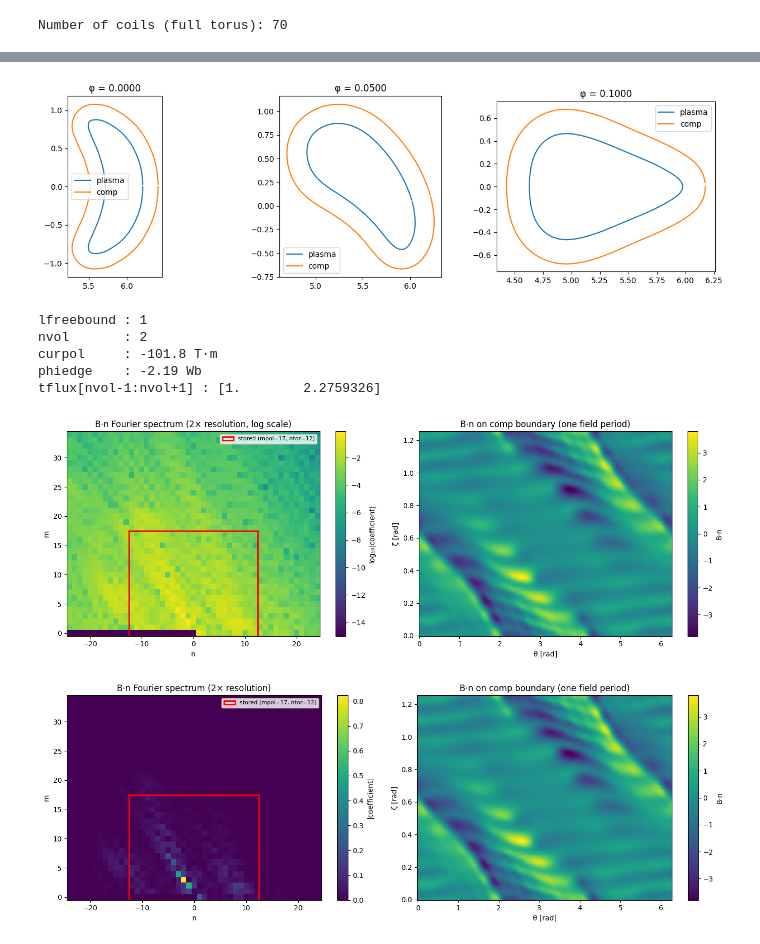
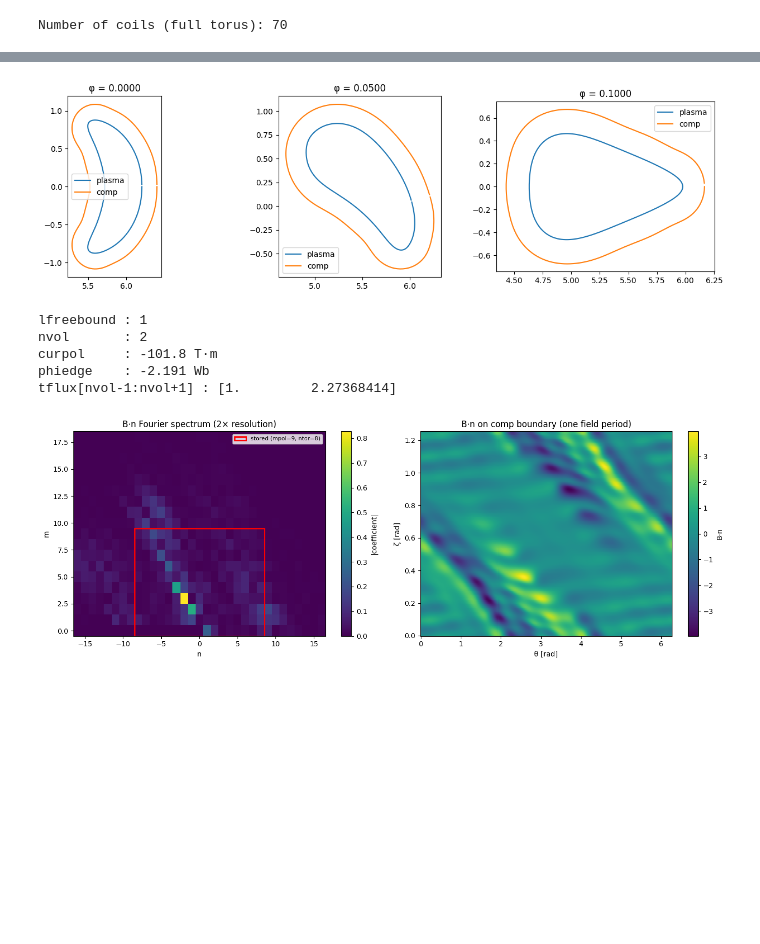
Before and after one commit to ANU-HPC/SPECTRE, a Jupyter notebook: examples/utils/make_freeboundary/spectre_set_vns_w7x.ipynb, the cells around one changed output, grey strips where cells are left out. Drawn from its saved outputs; the diff is of its cells as text; code cells hidden in the pictures; blank space fills up the shorter version.

Commit message:
fix changed imports in fix2free example

```diff
--- a/examples/utils/make_freeboundary/spectre_set_vns_w7x.ipynb
+++ b/examples/utils/make_freeboundary/spectre_set_vns_w7x.ipynb
@@ -31,7 +33,7 @@ Number of coils (full torus): 70
 ## Build fixed-boundary SPECTRE input from W7-X VMEC
 
 vmec = Vmec("input.W7-X_standard_configuration")
-params = simsvmec2spectre(vmec, mpol=17, ntor=12, interface_guess='map2disc', tfluxes=[0.2, 1.])
+params = simsvmec2spectre(vmec, mpol=9, ntor=8, interface_guess='map2disc', tfluxes=[0.2, 1.])
 
 print(f"nvol={params.physics.nvol}, mpol={params.physics.mpol}, ntor={params.physics.ntor}")
 print(f"lfreebound={params.physics.lfreebound}, lconstraint={params.physics.lconstraint}")
@@ -70,35 +72,33 @@ for phi, ax in zip(phis, axes):
     ax.legend()
 fig.tight_layout()
 # %% [output]
-[figure, old version]
+[figure, new version]
 # %%
 ## Convert to free boundary and write TOML
 
-result = fixedbound_to_freeboundary(
+result = fix2free(
     params, bs_obj, comp_boundary,
-    filename='temp_bns.toml', vacuum=True
+    filename='w7x_freeb.toml', vacuum=True
 )
 
 write_input_parameters_to_toml(result, 'w7x_vacuum.toml')
 nvol = result.physics.nvol
 print(f"lfreebound : {result.physics.lfreebound}")
 print(f"nvol       : {nvol}")
 print(f"curpol     : {result.physics.curpol:.4g} T·m")
 print(f"phiedge    : {result.physics.phiedge:.4g} Wb")
 print(f"tflux[nvol-1:nvol+1] : {result.physics.tflux[nvol - 1 : nvol + 1]}")
 
-fig = plot_freeboundary_modes(bs_obj, result, log_scale=True)   # log scale: see dynamic range
-plt.show()
+
 fig = plot_freeboundary_modes(bs_obj, result, log_scale=False)  # linear scale: see which modes dominate
 plt.show()
 # %% [output]
 lfreebound : 1
 nvol       : 2
 curpol     : -101.8 T·m
-phiedge    : -2.19 Wb
-tflux[nvol-1:nvol+1] : [1.        2.2759326]
+phiedge    : -2.191 Wb
+tflux[nvol-1:nvol+1] : [1.         2.27368414]
-[figure, old version]
+[figure, new version]
-[figure, removed]
 # %%
 ## Run SPECTRE, trace field lines, and plot Poincaré section
 
```
Also changed, not shown: parts of 3 cells of this notebook.
